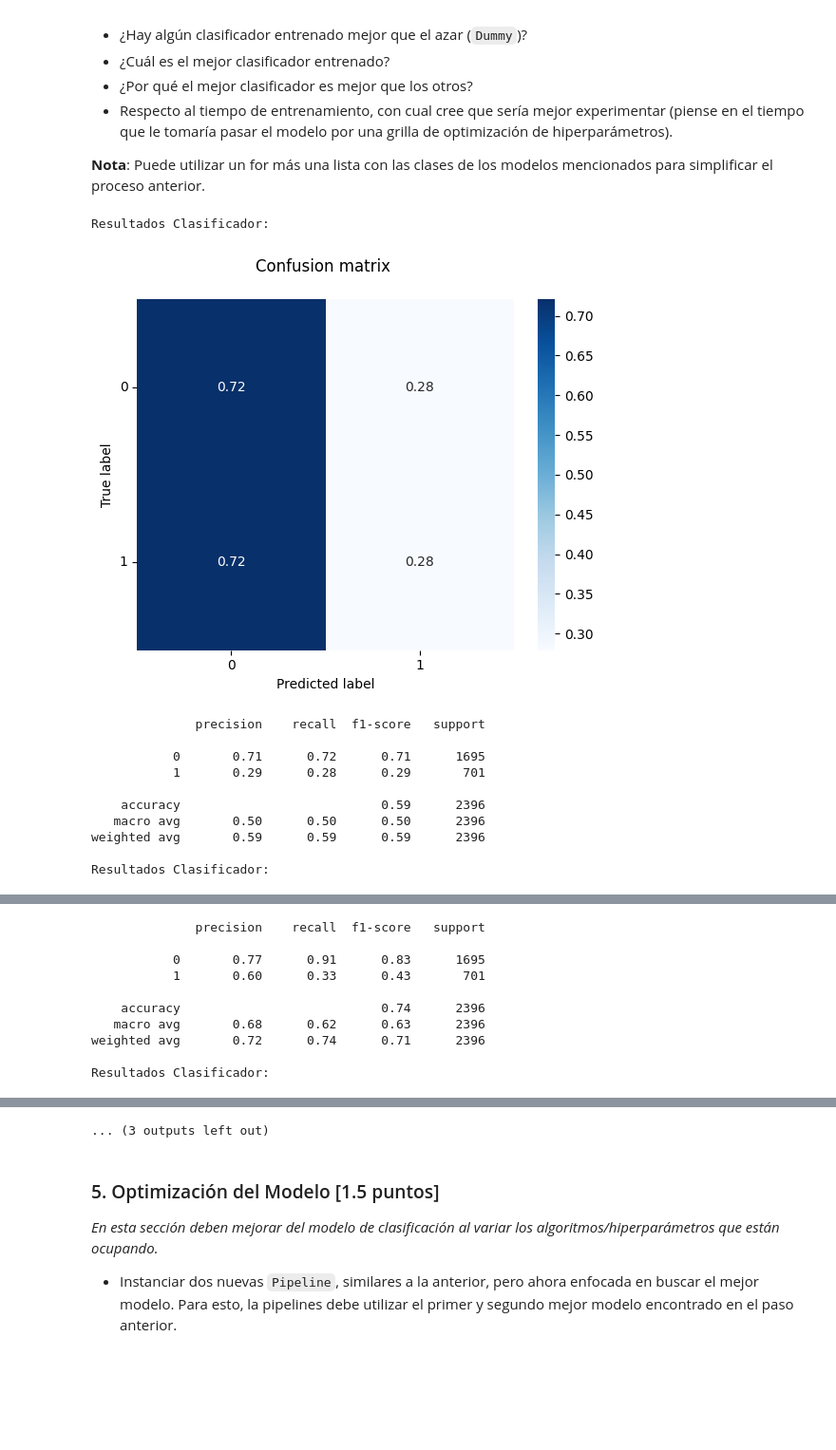
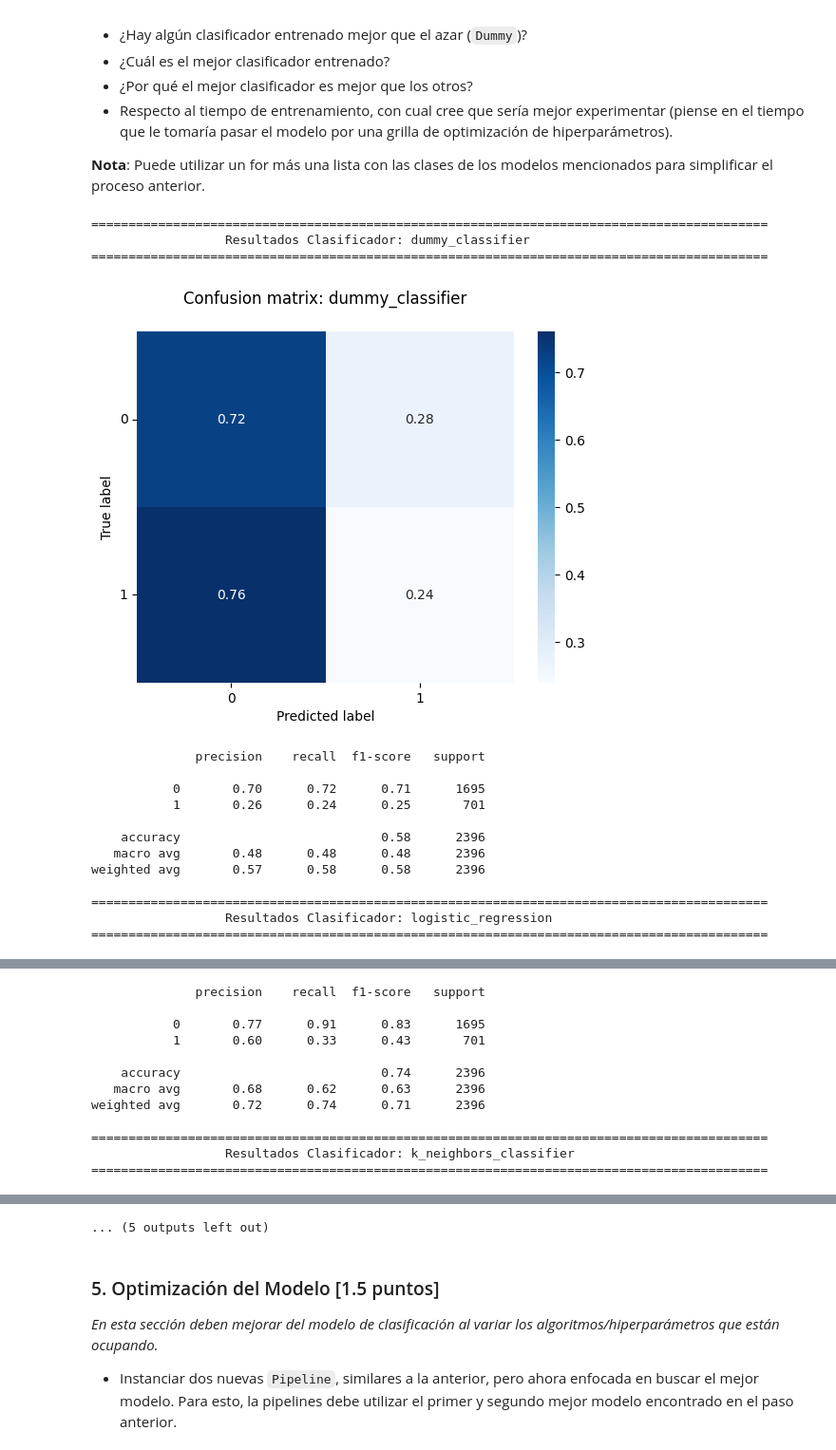
Before and after one commit to mvarasg/MDS7202-Lab-Programacion-Cientifica-MDS, a Jupyter notebook: proyecto2/Proyecto2_Respuestas.ipynb, the cells around one changed output, grey strips where cells are left out. Shown at 95% size. Saved outputs shown, nothing was run; the diff lists cells and outputs as text; code cells hidden in the pictures; blank space fills up the shorter version.

```diff
--- a/proyecto2/Proyecto2_Respuestas.ipynb
+++ b/proyecto2/Proyecto2_Respuestas.ipynb
@@ -261,10 +261,10 @@ from sklearn.neighbors import KNeighborsClassifier
 from sklearn.tree import DecisionTreeClassifier
 from sklearn.svm import SVC
 from sklearn.ensemble import RandomForestClassifier
-#import lightgbm as lgb
+import lightgbm as lgb
 import xgboost as xgb
 
-def pipeline_classifer(pipeline, X_train, X_test, y_train, y_test):
+def pipeline_classifer(pipeline, X_train, X_test, y_train, y_test, name):
 
     transformed_data = pipeline.fit(X_train, y_train)
 
@@ -273,13 +273,15 @@ def pipeline_classifer(pipeline, X_train, X_test, y_train, y_test):
     cm = confusion_matrix(y_test, predictions, normalize='true')
     classes = unique_labels(y_test, predictions)
 
-    print(f'Resultados Clasificador:')
+    print("\033[1m=============\033[0m"*7)
+    print('                  '+f'\033[1mResultados Clasificador: {name}\033[0m')
+    print("\033[1m=============\033[0m"*7)
     df = pd.DataFrame(cm, index=classes, columns=classes)
 
     g = sns.heatmap(df, annot=True, cmap="Blues")
     g.set_yticklabels(g.get_yticklabels(), rotation=0)
 
-    plt.title('Confusion matrix \n')
+    plt.title(f'Confusion matrix: {name}\n')
     plt.xlabel('Predicted label')
     plt.ylabel('True label')
     plt.autoscale()
@@ -291,43 +293,47 @@ def pipeline_classifer(pipeline, X_train, X_test, y_train, y_test):
 # %%
 # Definir los clasificadores
 dummy_classifier = DummyClassifier(strategy='stratified')
 logistic_regression = LogisticRegression()
 k_neighbors_classifier = KNeighborsClassifier()
 decision_tree_classifier = DecisionTreeClassifier()
 svc_classifier = SVC()
 random_forest_classifier = RandomForestClassifier()
-#lightgbm_classifier = lgb.LGBMClassifier()
+lightgbm_classifier = lgb.LGBMClassifier()
 xgboost_classifier = xgb.XGBClassifier()
 
 # Crear la lista de clasificadores
 clf_list = [
-    dummy_classifier,
-    logistic_regression,
-    k_neighbors_classifier,
-    decision_tree_classifier,
-    svc_classifier,
-    random_forest_classifier,
-    #lightgbm_classifier,
-    xgboost_classifier
+    (dummy_classifier, 'dummy_classifier'),
+    (logistic_regression, 'logistic_regression'),
+    (k_neighbors_classifier, 'k_neighbors_classifier'),
+    (decision_tree_classifier, 'decision_tree_classifier'),
+    (svc_classifier, 'svc_classifier'),
+    (random_forest_classifier, 'random_forest_classifier'),
+    (lightgbm_classifier, 'lightgbm_classifier'),
+    (xgboost_classifier, 'xgboost_classifier')
 ]
 
-for clf in clf_list:
+for clf,name in clf_list:
     baseline = Pipeline([
     ('column_transformer', column_transformer),
     ('SelectPercentile', SelectPercentile(score_func=f_classif, percentile=90)),
     ('classifier', clf)])
 
-    pipeline_classifer(baseline, X_train, X_test, y_train, y_test)
+    pipeline_classifer(baseline, X_train, X_test, y_train, y_test, name)
 # %% [output]
-Resultados Clasificador:
+===========================================================================================
+                  Resultados Clasificador: dummy_classifier
+===========================================================================================
-[figure, old version]
+[figure, new version]
               precision    recall  f1-score   support
 
-           0       0.71      0.72      0.71      1695
-           1       0.29      0.28      0.29       701
+           0       0.70      0.72      0.71      1695
+           1       0.26      0.24      0.25       701
 
-    accuracy                           0.59      2396
-   macro avg       0.50      0.50      0.50      2396
-weighted avg       0.59      0.59      0.59      2396
+    accuracy                           0.58      2396
+   macro avg       0.48      0.48      0.48      2396
+weighted avg       0.57      0.58      0.58      2396
 
-Resultados Clasificador:
+===========================================================================================
+                  Resultados Clasificador: logistic_regression
+===========================================================================================
@@ -341,4 +347,6 @@ Resultados Clasificador:
    macro avg       0.68      0.62      0.63      2396
 weighted avg       0.72      0.74      0.71      2396
 
-Resultados Clasificador:
+===========================================================================================
+                  Resultados Clasificador: k_neighbors_classifier
+===========================================================================================
@@ -379,4 +393,4 @@ Resultados Clasificador:
-... (3 outputs left out)
+... (5 outputs left out)
 # %% [markdown]
 
 ### 5. Optimización del Modelo [1.5 puntos]
```
Also changed, not shown: parts of 5 cells of this notebook.
